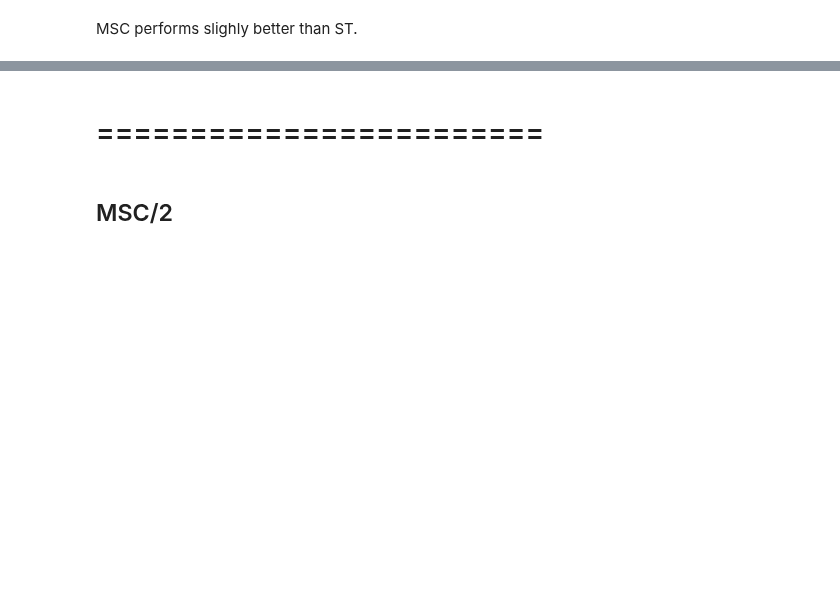
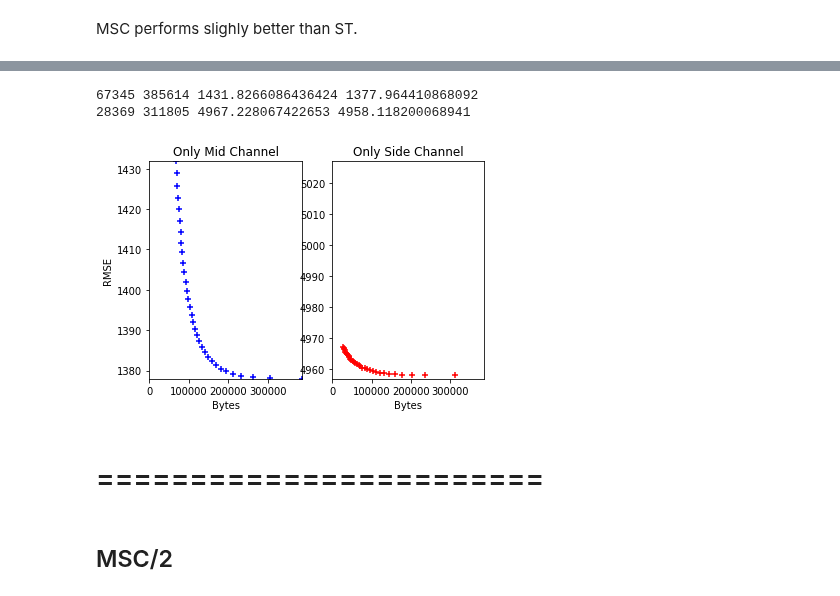
Before and after one commit to Tecnologias-multimedia/InterCom, a Jupyter notebook: docs/stereo_transforms_RD.ipynb, the cells around one changed output, grey strips where cells are left out. Drawn from its saved outputs; the diff is of its cells as text; code cells hidden in the pictures; blank space fills up the shorter version.

```diff
--- a/docs/stereo_transforms_RD.ipynb
+++ b/docs/stereo_transforms_RD.ipynb
@@ -404,17 +424,41 @@ plt.show()
 # %%
+mid_min_rate = min(MSC_RD_points[0][:])[0]
+mid_max_rate = max(MSC_RD_points[0][:])[0]
+mid_min_distortion = min(MSC_RD_points[0][:])[1]
+mid_max_distortion = max(MSC_RD_points[0][:])[1]
+print(mid_min_rate, mid_max_rate, mid_min_distortion, mid_max_distortion)
+
+side_min_rate = min(MSC_RD_points[1][:])[0]
+side_max_rate = max(MSC_RD_points[1][:])[0]
+side_min_distortion = min(MSC_RD_points[1][:])[1]
+side_max_distortion = max(MSC_RD_points[1][:])[1]
+print(side_min_rate, side_max_rate, side_min_distortion, side_max_distortion)
+
+#min_rate = min(mid_min_rate, side_min_rate)
+max_rate = max(mid_max_rate, side_max_rate)
+
+
 plt.subplot(121)
 plt.scatter(*zip(*MSC_RD_points[0]), c='b', marker="+", label='channel 0')
-plt.title('Mid Channel')
+plt.title('Only Mid Channel')
 plt.xlabel('Bytes')
 plt.ylabel('RMSE')
-#plt.xlim(0, 400000)
+plt.xlim(0, max_rate)
+plt.ylim(mid_max_distortion, mid_min_distortion)
+
 plt.subplot(122)
 plt.scatter(*zip(*MSC_RD_points[1]), c='r', marker="+", label='channel 1')
-plt.title('Side Channel')
+plt.title('Only Side Channel')
 plt.xlabel('Bytes')
-#plt.xlim(0, 400000)
+plt.xlim(0, max_rate)
+plt.ylim(4957, 5027)
 #plt.ylabel('RMSE')
+
 plt.show()
+# %% [output]
+67345 385614 1431.8266086436424 1377.964410868092
+28369 311805 4967.228067422653 4958.118200068941
+[figure, added]
 # %% [markdown]
 # ========================
 # %% [markdown]
```
Also changed, not shown: parts of 25 cells of this notebook.
